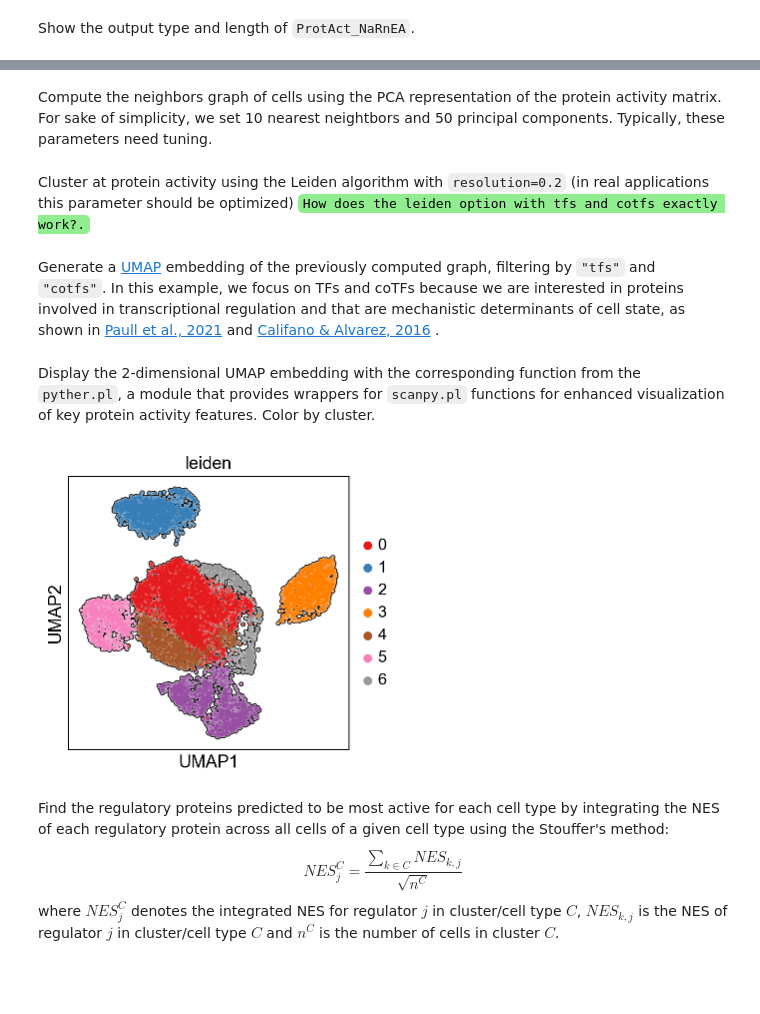
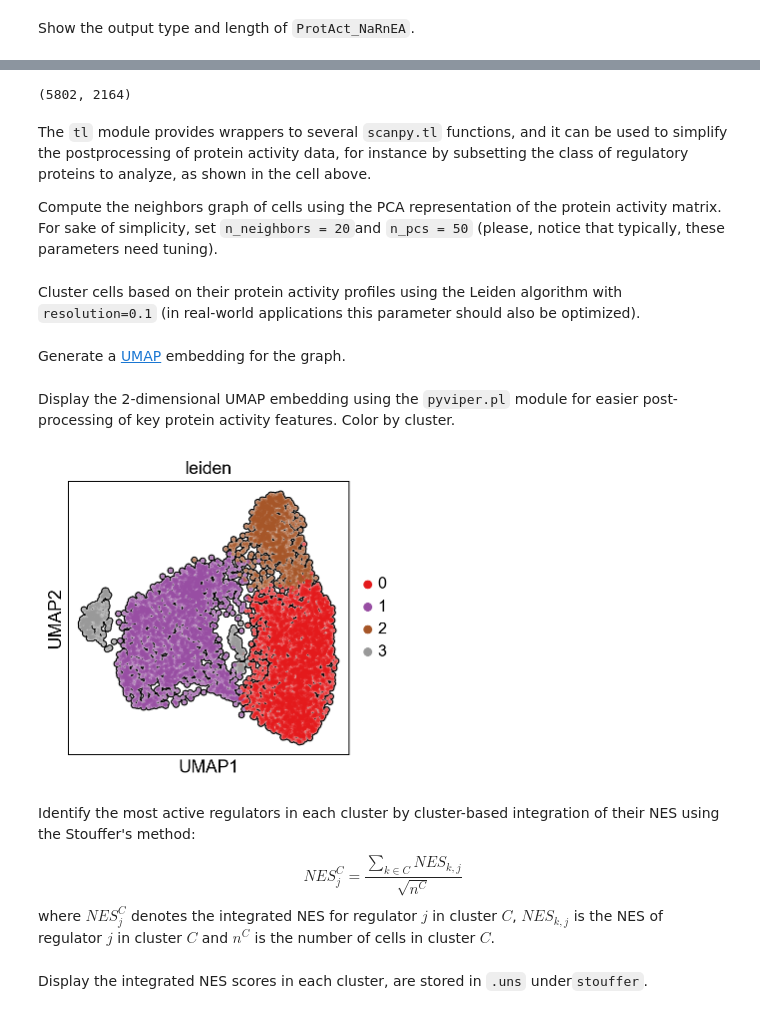
Before and after one commit to alevax/pyviper, a Jupyter notebook: docs/Tutorial-1.ipynb, the cells around one changed output, grey strips where cells are left out. Saved outputs shown, nothing was run; the diff lists cells and outputs as text; code cells hidden in the pictures; blank space fills up the shorter version.

```diff
--- a/docs/Tutorial-1.ipynb
+++ b/docs/Tutorial-1.ipynb
@@ -34,5 +65,4 @@ Load and inspect lineage-specific gene regulatory network generated with the ARA
 # %%
-network_path = "/Users/lucazanella7/Desktop/ColumbiaProjects/pyther_test_data/subset_Peng/pruned_Ductal_2.tsv"
-                            # path to tsv-formatted ARACNe network
+network_path = data_location + "fibroblast-net.tsv" # path to ARACNe network
 
 network = pd.read_csv(network_path, delimiter="\t")
@@ -54,2 +71,3 @@ Convert the pandas DataFrame interactome to an object of class `Interactome` to
 # %%
-network_interactome = pyther.Interactome('malignant_ductal_interactome', network)
+network_interactome = pyviper.Interactome('fibroblasts', network) # convert to class Interactome
+network_interactome.size() # show number of regulons in the Interactome
@@ -139,7 +165,6 @@ In this example, we will set the output to be an `AnnData` object (default).
 # %%
-ProtAct_NaRnEA = pyther.pyther(gex_data=gene_expr_signature, # gene expression signature
+ProtAct_NaRnEA = pyviper.viper(gex_data=gene_expr_signature, # gene expression signature
                                  interactome=network_interactome, # gene regulatory network
                                  enrichment = "narnea",
                                  njobs=1,
-                                 output_type="anndata",
-                                 verbose=True)
+                                 verbose=False)
@@ -210,0 +234,2 @@ We present some basic, but instructive analyses at the protein activity matrix.
+# %%
+pyviper.config.set_regulators_species_to_use(species="human")
@@ -211,5 +238,10 @@ We present some basic, but instructive analyses at the protein activity matrix.
 # %%
-pyther.tl.pca(ProtAct_NaRnEA, layer="pes", filter_by_feature_groups=["tfs", "cotfs"], zero_center=True,  svd_solver='arpack')
+random.seed(0)
+pyviper.tl.pca(ProtAct_NaRnEA, layer="pes", filter_by_feature_groups=["tfs","cotfs"], zero_center=True,  svd_solver='arpack')
+# %% [output]
+(5802, 2164)
 # %% [markdown]
-Compute the neighbors graph of cells using the PCA representation of the protein activity matrix. For sake of simplicity, we set 10 nearest neightbors and 50 principal components. Typically, these parameters need tuning.
+The `tl` module provides wrappers to several `scanpy.tl` functions, and it can be used to simplify the postprocessing of protein activity data, for instance by subsetting the class of regulatory proteins to analyze, as shown in the cell above.
+
+Compute the neighbors graph of cells using the PCA representation of the protein activity matrix. For sake of simplicity, set `n_neighbors = 20`and `n_pcs = 50` (please, notice that typically, these parameters need tuning).
 # %%
@@ -217,3 +249,3 @@ sc.pp.neighbors(ProtAct_NaRnEA, metric="euclidean", n_neighbors=10, n_pcs=50)
 # %% [markdown]
-Cluster at protein activity using the Leiden algorithm with `resolution=0.2` (in real applications this parameter should be optimized) <code style="background:lightgreen;color:black">How does the leiden option with tfs and cotfs exactly work?.</code>
+Cluster cells based on their protein activity profiles using the Leiden algorithm with `resolution=0.1` (in real-world applications this parameter should also be optimized).
 # %%
@@ -221,3 +253,3 @@ sc.tl.leiden(ProtAct_NaRnEA, resolution=0.2, n_iterations=-1)
 # %% [markdown]
-Generate a [UMAP](https://arxiv.org/abs/1802.03426) embedding of the previously computed graph, filtering by `"tfs"` and `"cotfs"`. In this example, we focus on TFs and coTFs because we are interested in proteins involved in transcriptional regulation and that are mechanistic determinants of cell state, as shown in [Paull et al., 2021](https://www.sciencedirect.com/science/article/pii/S0092867420316172?via%3Dihub) and [Califano & Alvarez, 2016](https://www.nature.com/articles/nrc.2016.124) .
+Generate a [UMAP](https://arxiv.org/abs/1802.03426) embedding for the graph.
 # %%
@@ -225,12 +257,12 @@ pyther.tl.umap(ProtAct_NaRnEA, filter_by_feature_groups=['tfs', 'cotfs'])
 # %% [markdown]
-Display the 2-dimensional UMAP embedding with the corresponding function from the `pyther.pl`, a module that provides wrappers for `scanpy.pl` functions for enhanced visualization of key protein activity features. Color by cluster.
+Display the 2-dimensional UMAP embedding using the `pyviper.pl` module for easier post-processing of key protein activity features. Color by cluster.
 # %%
 sc.set_figure_params(dpi=90)
 n_cells = ProtAct_NaRnEA.shape[0]
 dot_size = 120000 / n_cells*2
-pyther.pl.umap(ProtAct_NaRnEA, color='leiden', palette="Set1", size=dot_size,add_outline=True)
+pyviper.pl.umap(ProtAct_NaRnEA, color='leiden', palette="Set1", size=dot_size,add_outline=True)
 # %% [output]
-[figure, old version]
+[figure, new version]
 # %% [markdown]
-Find the regulatory proteins predicted to be most active for each cell type by integrating the NES of each regulatory protein across all cells of a given cell type using the Stouffer's method: $$ NES^C_j = \frac{\sum_{k \in C}NES_{k,j}}{\sqrt{n^C}} $$ where $NES^C_j$ denotes the integrated NES for regulator $j$ in cluster/cell type $C$, $NES_{k,j}$ is the NES of regulator $j$ in cluster/cell type $C$ and $n^C$ is the number of cells in cluster $C$.
+Identify the most active regulators in each cluster by cluster-based integration of their NES using the Stouffer's method: $$ NES^C_j = \frac{\sum_{k \in C}NES_{k,j}}{\sqrt{n^C}} $$ where $NES^C_j$ denotes the integrated NES for regulator $j$ in cluster $C$, $NES_{k,j}$ is the NES of regulator $j$ in cluster $C$ and $n^C$ is the number of cells in cluster $C$.
 # %%
@@ -237,0 +270,2 @@ NES_integrated = pyther.compute_cluster_stouffer_anndata(ProtAct_NaRnEA, "leiden
+# %% [markdown]
+Display the integrated NES scores in each cluster, are stored in `.uns` under`stouffer`.
```
Also changed, not shown: parts of 62 cells of this notebook, 8 other files.
